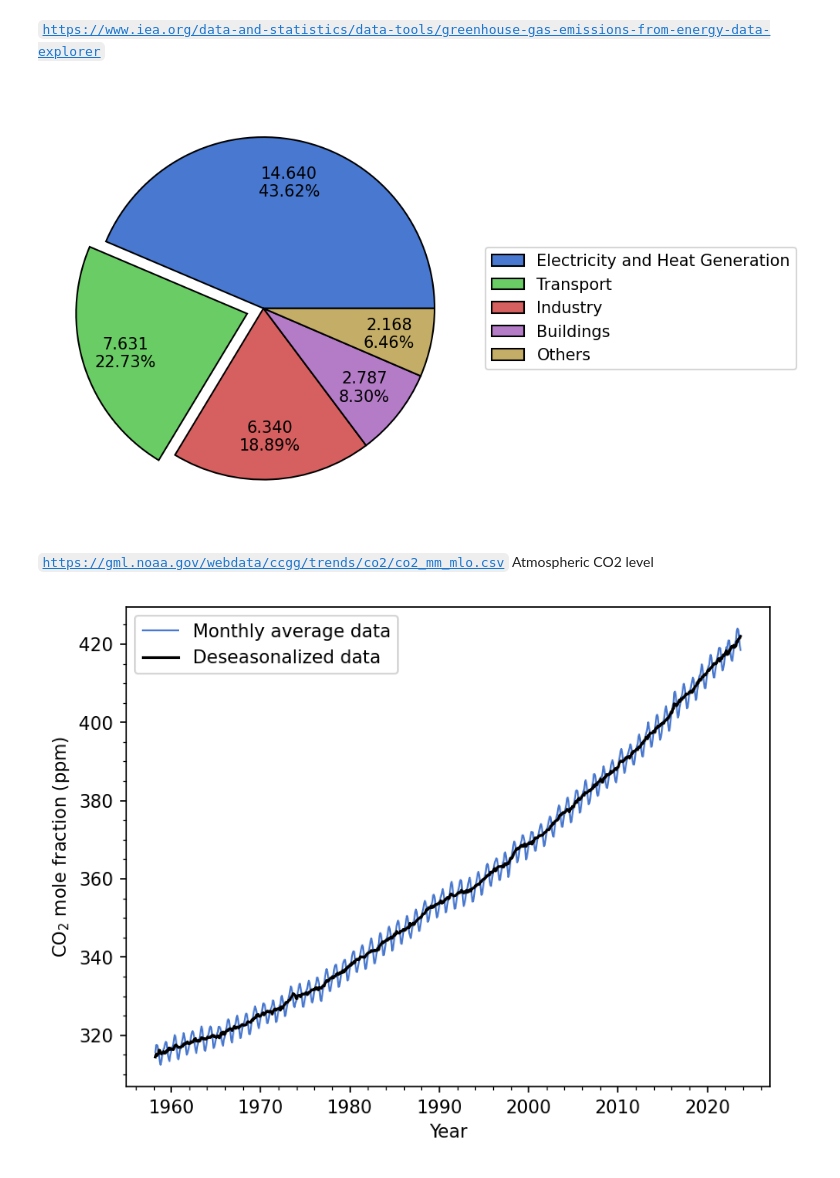
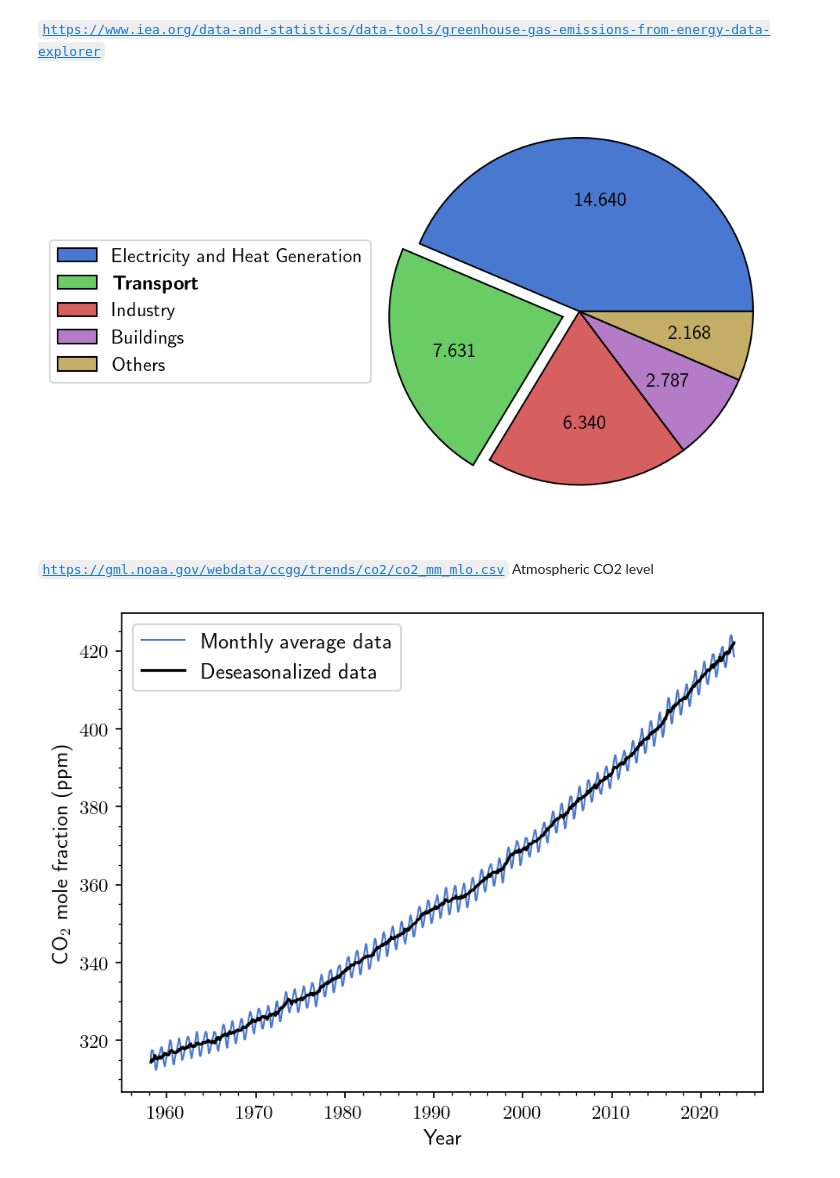
Before and after one commit to venturellimatteo/fasttomo, a Jupyter notebook: Thesis/Data/plots.ipynb, the cells around one changed output. Drawn from its saved outputs; the diff is of its cells as text; code cells hidden in the pictures.

```diff
--- a/Thesis/Data/plots.ipynb
+++ b/Thesis/Data/plots.ipynb
@@ -8,6 +8,7 @@ import os
 # %%
 plt.style.use('seaborn-v0_8-muted')
 palette = (sns.color_palette()).as_hex()
+plt.rcParams['text.usetex'] = True
 # %% [markdown]
 <code>https://www.eia.gov/international/data/world</code> -> Total Energy -> Total energy consumption
 # %%
@@ -33,21 +34,31 @@ _ = ax.legend(loc='center left',
 [figure]
 # %% [markdown]
 <code>https://www.iea.org/data-and-statistics/data-tools/greenhouse-gas-emissions-from-energy-data-explorer</code>
+# %%
+def make_autopct(values):
+    def my_autopct(pct):
+        total = sum(values)
+        val = pct*total/100.0
+        return '{v:.3f}'.format(p=pct,v=val)
+    return my_autopct
 # %%
 fig, ax = plt.subplots(dpi=150) # add dpi=300 to save the image in high resolution
 values = [14.64, 7.631, 6.340, 2.787, 2.168]
 ax.pie(values,
        explode=[0, 0.1, 0, 0, 0],
        wedgeprops={'edgecolor': 'black'},
+       # labels = ['14.64', r'\textbf{7.631}', '6.340', '2.787', '2.168'],
        autopct=make_autopct(values),
-       pctdistance=0.75,
-       startangle=0)
+       pctdistance=0.65,
+       startangle=0,
+       textprops={'fontsize':12})
 # ax.set_title('Global CO2 emissions from fuel combustion by sector with electricity and heat separated, World [$GtCO_2$]')
-_ = ax.legend(loc='center left',
-          labels=['Electricity and Heat Generation', 'Transport', 'Industry', 'Buildings', 'Others'],
-          bbox_to_anchor=(1, 0, 0.5, 1))
+_ = ax.legend(loc='center',
+          labels=['Electricity and Heat Generation', r'$\textbf{Transport}$', 'Industry', 'Buildings', 'Others'],
+          bbox_to_anchor=(-0.6, 0, 0.5, 1),
+          fontsize=12)
 # %% [output]
-[figure, old version]
+[figure, new version]
 # %% [markdown]
 <code>https://gml.noaa.gov/webdata/ccgg/trends/co2/co2_mm_mlo.csv</code> Atmospheric CO2 level
 # %%
@@ -55,11 +66,12 @@ df = pd.read_csv('atmospheric_co2.csv')
 fig, ax = plt.subplots(dpi=150) # add dpi=300 to save the image in high resolution
 sns.lineplot(ax=ax, data=df, x='decimal date', y='average', linewidth=1, label='Monthly average data')
 sns.lineplot(ax=ax, data=df, x='decimal date', y='deseasonalized', linewidth=1.5, c='k', label='Deseasonalized data')
-ax.set_xlabel('Year')
-ax.set_ylabel('CO$_2$ mole fraction (ppm)')
+ax.set_xlabel('Year', fontsize=12)
+ax.set_ylabel('CO$_2$ mole fraction (ppm)', fontsize=12)
 ax.xaxis.set_minor_locator(AutoMinorLocator())
 ax.yaxis.set_minor_locator(AutoMinorLocator())
+ax.tick_params(labelsize=11)
 # ax.set_title('Atmospheric CO$_2$ Concentration, 1958-2023')
-_ = ax.legend(loc='upper left')
+_ = ax.legend(loc='upper left', fontsize=12)
 # %% [output]
-[figure, old version]
+[figure, new version]
```
Also changed, not shown: 16 other files.
